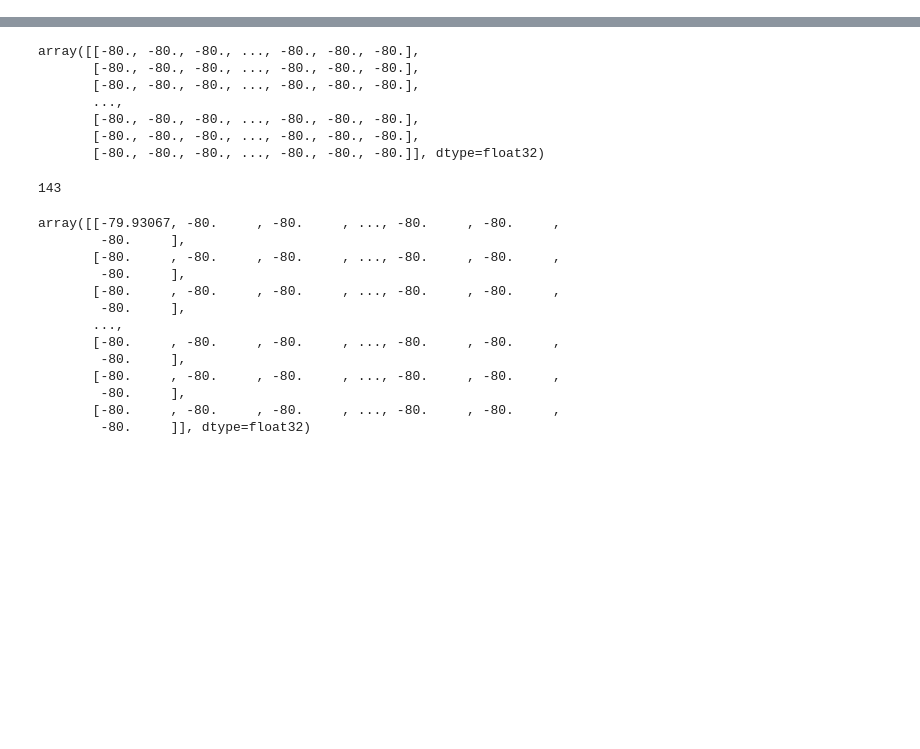
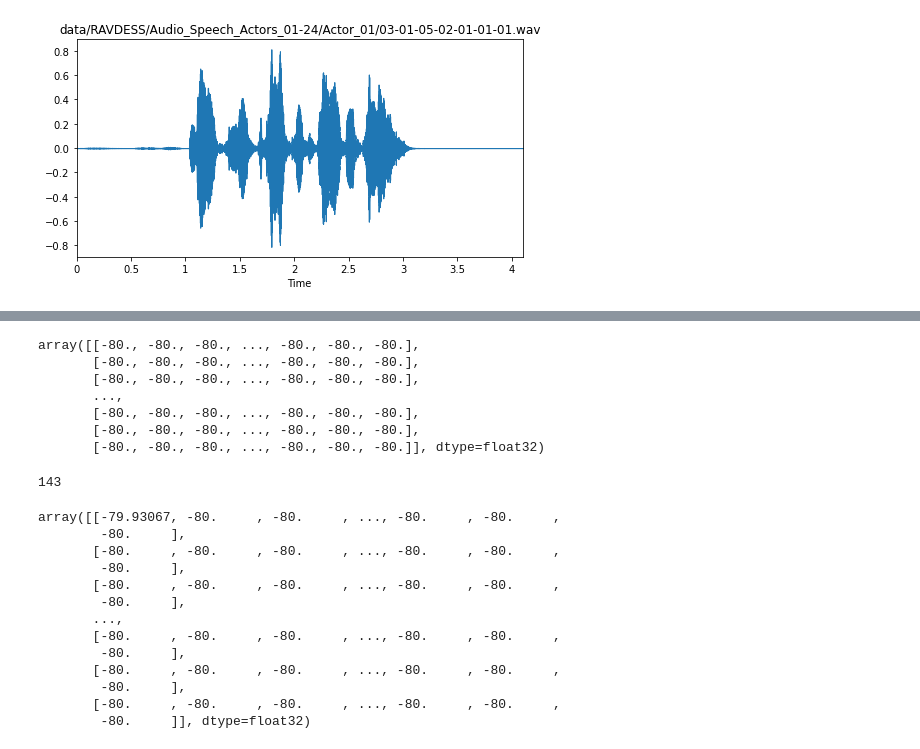
Before and after one commit to simiya/Projet-Son-Jedha, a Jupyter notebook: explore.ipynb, the cells around one changed output, grey strips where cells are left out. Drawn from its saved outputs; the diff is of its cells as text; code cells hidden in the pictures; blank space fills up the shorter version.

```diff
--- a/explore.ipynb
+++ b/explore.ipynb
@@ -23,0 +45,4 @@ def display_waveplot(file_name, output_file_name):
+# %%
+display_waveplot(female_angry_strong_file, female_angry_strong_image)
+# %% [output]
+[figure, added]
```
Also changed, not shown: parts of 5 cells of this notebook.
